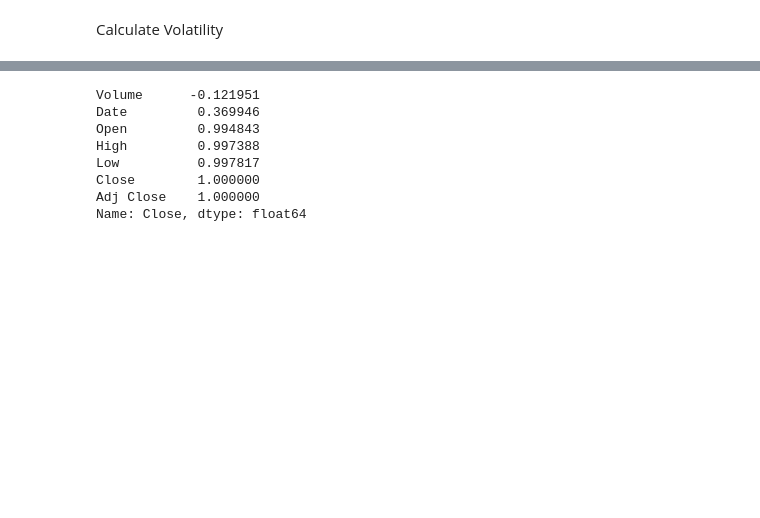
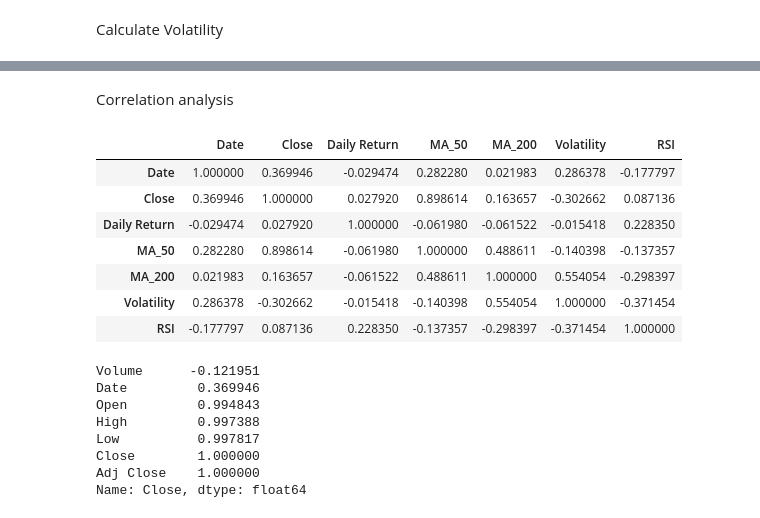
Before and after one commit to jona-tech/milestone-project-5, a Jupyter notebook: jupyter_notebooks/feature_engineering.ipynb, the cells around one changed output, grey strips where cells are left out. Cells and saved outputs as stored; diff of their text form; code cells hidden in the pictures; blank space fills up the shorter version.

Commit message:
add code to analyse summary data and correlational data before exporting to data folder

```diff
--- a/jupyter_notebooks/feature_engineering.ipynb
+++ b/jupyter_notebooks/feature_engineering.ipynb
@@ -40,0 +43,8 @@ df['Volatility'] = df['Daily Return'].rolling(window=20).std()
+# %%
+delta = df['Close'].diff()
+gain = delta.mask(delta < 0, 0)
+loss = -delta.mask(delta > 0, 0)
+average_gain = gain.rolling(window=14).mean()
+average_loss = loss.rolling(window=14).mean()
+rs = average_gain / average_loss
+df['RSI'] = 100 - (100 / (1 + rs))
@@ -41,3 +76,16 @@ df['Volatility'] = df['Daily Return'].rolling(window=20).std()
+# %% [markdown]
+Correlation analysis
+# %%
+df.corr()
+# %% [output]
+|  | Date | Close | Daily Return | MA_50 | MA_200 | Volatility | RSI |
+| Date | 1.000000 | 0.369946 | -0.029474 | 0.282280 | 0.021983 | 0.286378 | -0.177797 |
+| Close | 0.369946 | 1.000000 | 0.027920 | 0.898614 | 0.163657 | -0.302662 | 0.087136 |
+| Daily Return | -0.029474 | 0.027920 | 1.000000 | -0.061980 | -0.061522 | -0.015418 | 0.228350 |
+| MA_50 | 0.282280 | 0.898614 | -0.061980 | 1.000000 | 0.488611 | -0.140398 | -0.137357 |
+| MA_200 | 0.021983 | 0.163657 | -0.061522 | 0.488611 | 1.000000 | 0.554054 | -0.298397 |
+| Volatility | 0.286378 | -0.302662 | -0.015418 | -0.140398 | 0.554054 | 1.000000 | -0.371454 |
+| RSI | -0.177797 | 0.087136 | 0.228350 | -0.137357 | -0.298397 | -0.371454 | 1.000000 |
 # %%
 corr_matrix = df.corr()['Close'].sort_values()
 corr_matrix
```
Also changed, not shown: parts of 3 cells of this notebook, 1 other file.
